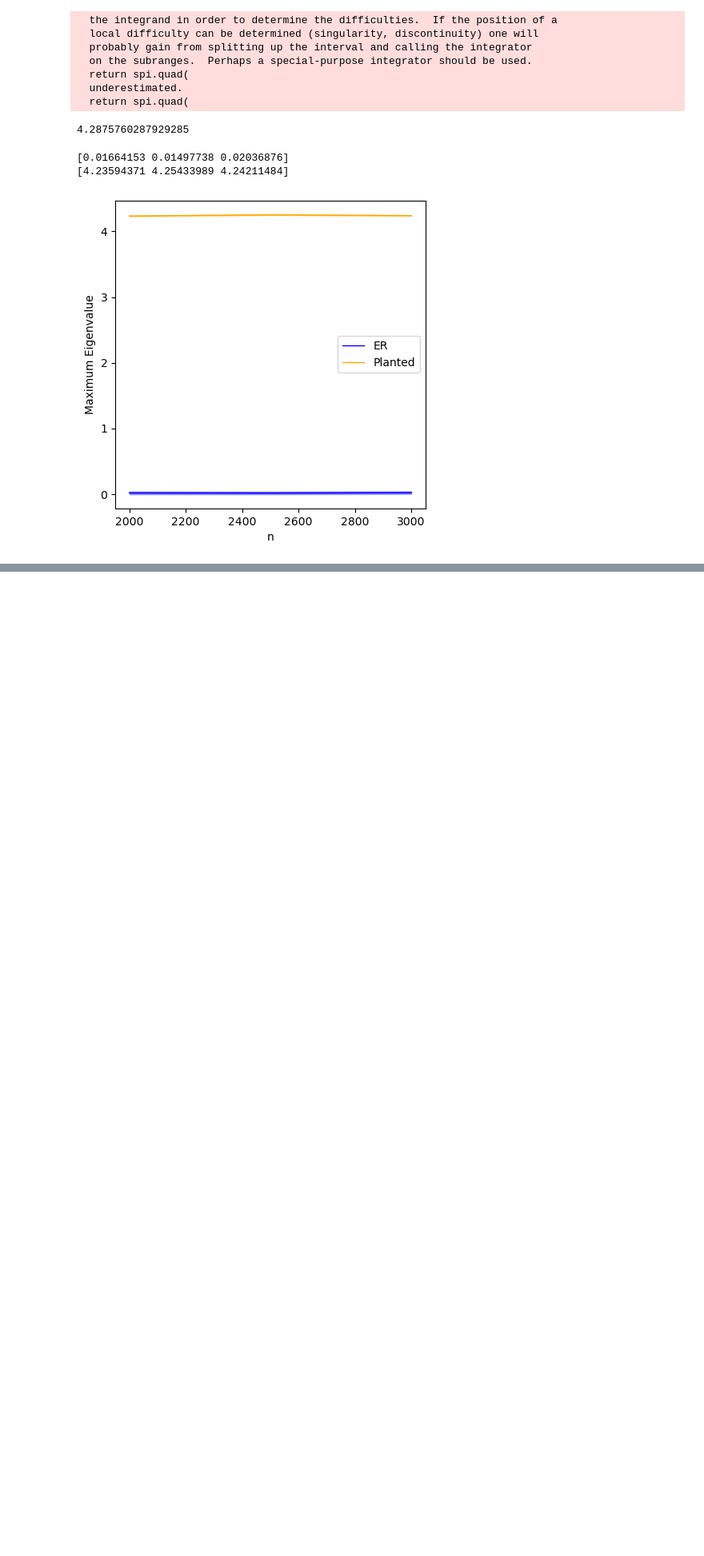
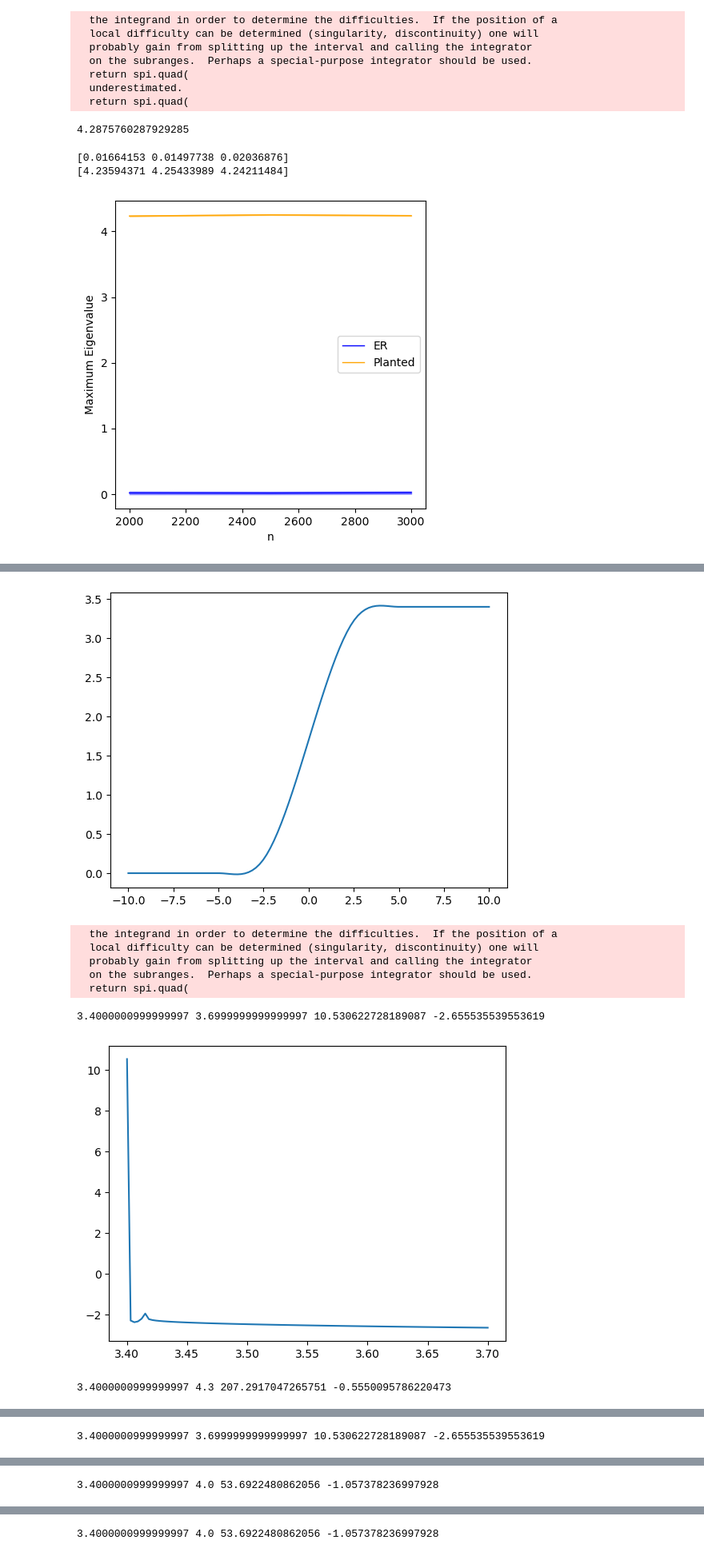
Before and after one commit to yuxinma98/NonlinearLaplacian, a Jupyter notebook: ipynb/Computation of c and outlier eigenvalue.ipynb, the cells around one changed output, grey strips where cells are left out. Shown: that part at 80% size. Cells and saved outputs as stored; diff of their text form; code cells hidden in the pictures; blank space fills up the shorter version.

```diff
--- a/ipynb/Computation of c and outlier eigenvalue.ipynb
+++ b/ipynb/Computation of c and outlier eigenvalue.ipynb
@@ -333,18 +305,19 @@ plt.plot(x.detach().cpu().numpy(), y.detach().cpu().numpy())
 [figure]
 # %%
 def learned_model(x):
-    if x.dim() == 0:
-        x = x.reshape(1,1).float()
-    if x.dim() == 1:
-        x = x.reshape(-1,1).float()
-    y = model.model.mlp1(x)
+    if isinstance(x, (int, float)):
+        x_tensor = torch.tensor(x).reshape(1,1).float()
+    if isinstance(x, torch.Tensor) and x.dim() == 1:
+        x_tensor = x.reshape(-1,1).float()
+    y = model.model.mlp1(x_tensor)
     y = nn.Tanh()(y)
     y = model.model.mlp2(y)
-    y = y.squeeze()
-    return y
+    if isinstance(x, torch.Tensor):
+        return y.squeeze()
+    if isinstance(x, (int, float)):
+        return y.item()
 
 test_xs = torch.linspace(-100, 100, 1000)
 image = [learned_model(test_xs).min().item(), learned_model(test_xs).max().item()]
-print(image)
-sigma = Sigma(learned_model, image)
+print(f"image of learned model: {image}")
 # %% [output]
@@ -432,0 +483,22 @@ plot_lam_max(er, planted, np.arange(2000, 3500, 500))
+# %%
+# define the initial set-up according to the best solution found in tanh case
+n = 5
+x = np.linspace(-5, 5, n)
+y = 1.7 * np.tanh(0.58 * x) + 1.7
+y[0], y[-1] = 0, 3.4
+delta = y[1:] - y[:-1]
+beta0 = np.concatenate(([-5,5], delta))
+# define the bounds for the parameters in optimization
+bounds = [(None,None), (0, None)] + [(0, None) for _ in range(n-1)]
+# check for one evaluation
+c_for_cubic_spline(beta=beta0)
+# %% [output]
+[figure, added]
+  the integrand in order to determine the difficulties.  If the position of a
+  local difficulty can be determined (singularity, discontinuity) one will
+  probably gain from splitting up the interval and calling the integrator
+  on the subranges.  Perhaps a special-purpose integrator should be used.
+  return spi.quad(
+3.4000000999999997 3.6999999999999997 10.530622728189087 -2.655535539553619
+[figure, added]
+3.4000000999999997 4.3 207.2917047265751 -0.5550095786220473
@@ -432,0 +506 @@ plot_lam_max(er, planted, np.arange(2000, 3500, 500))
+3.4000000999999997 3.6999999999999997 10.530622728189087 -2.655535539553619
@@ -432,0 +508 @@ plot_lam_max(er, planted, np.arange(2000, 3500, 500))
+3.4000000999999997 4.0 53.6922480862056 -1.057378236997928
@@ -432,0 +510 @@ plot_lam_max(er, planted, np.arange(2000, 3500, 500))
+3.4000000999999997 4.0 53.6922480862056 -1.057378236997928
```
Also changed, not shown: parts of 30 cells of this notebook.
